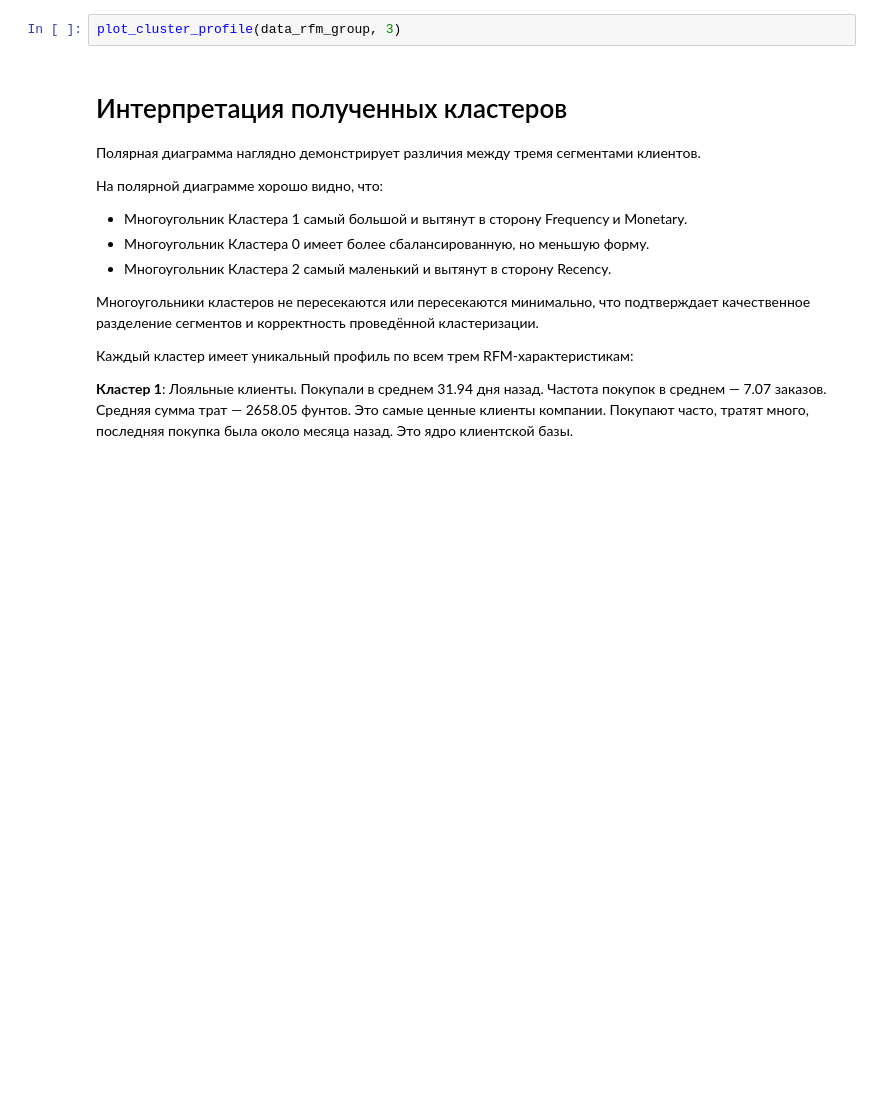
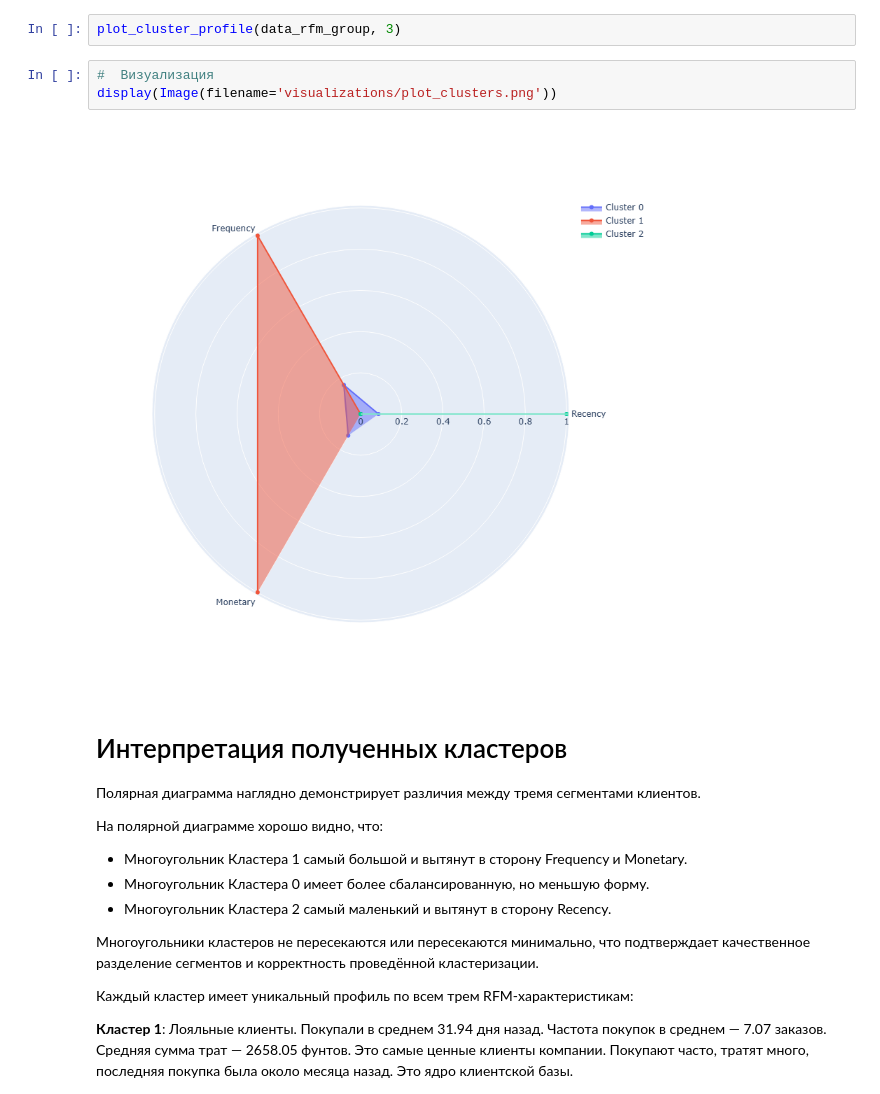
Before and after one commit to lizakoreko/SF_GIT_PJ_6, a Jupyter notebook: project_6/Project_6.ipynb, the cells around one changed output. Cells and saved outputs as stored; diff of their text form; blank space fills up the shorter version.

```diff
--- a/project_6/Project_6.ipynb
+++ b/project_6/Project_6.ipynb
@@ -2067,6 +2081,11 @@ data_rfm_group_scaler
 | 2 | 1.000000 | 0.00000 | 0.000000 |
 # %%
 plot_cluster_profile(data_rfm_group, 3)
+# %%
+#  Визуализация
+display(Image(filename='visualizations/plot_clusters.png'))
+# %% [output]
+[figure, added]
 # %% [markdown]
 # Интерпретация полученных кластеров
 
```
Also changed, not shown: parts of 6 cells of this notebook, 2 other files.
